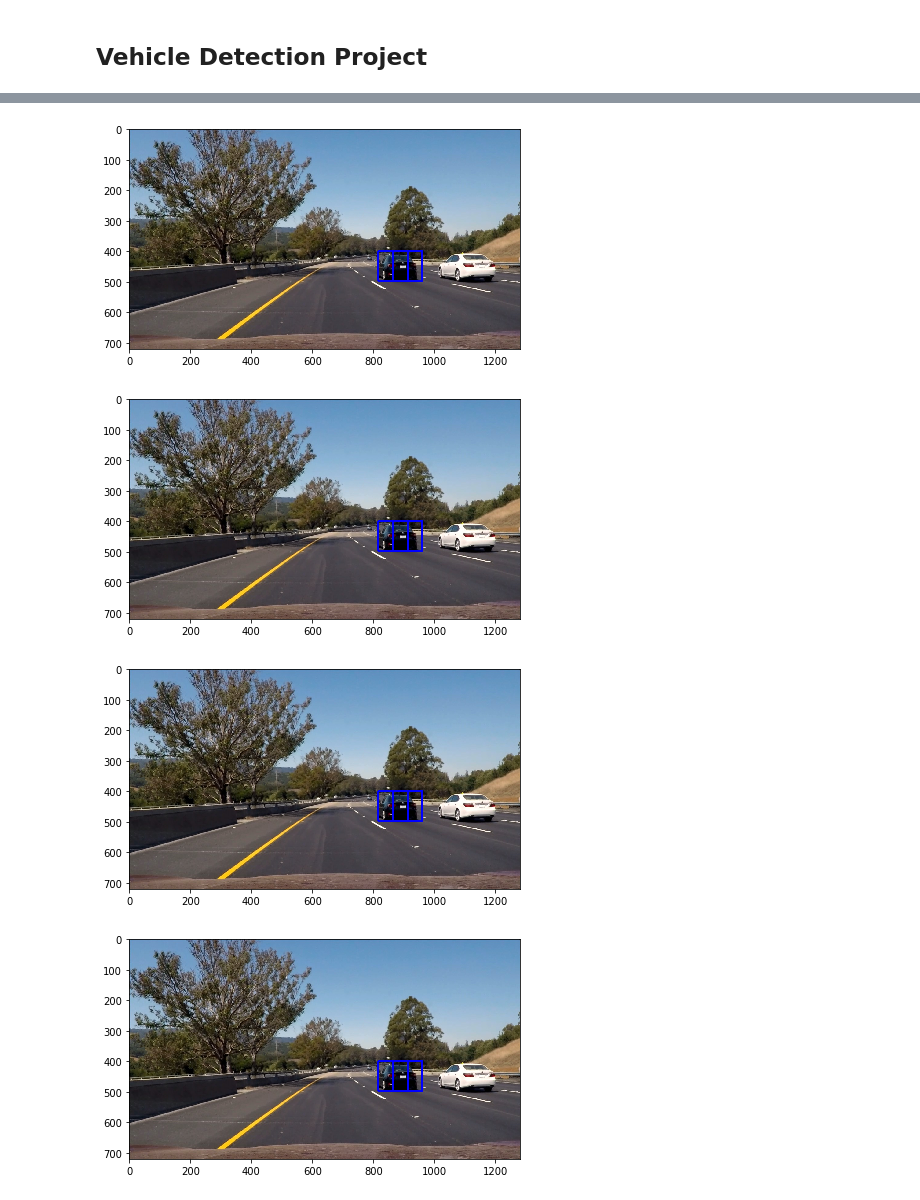
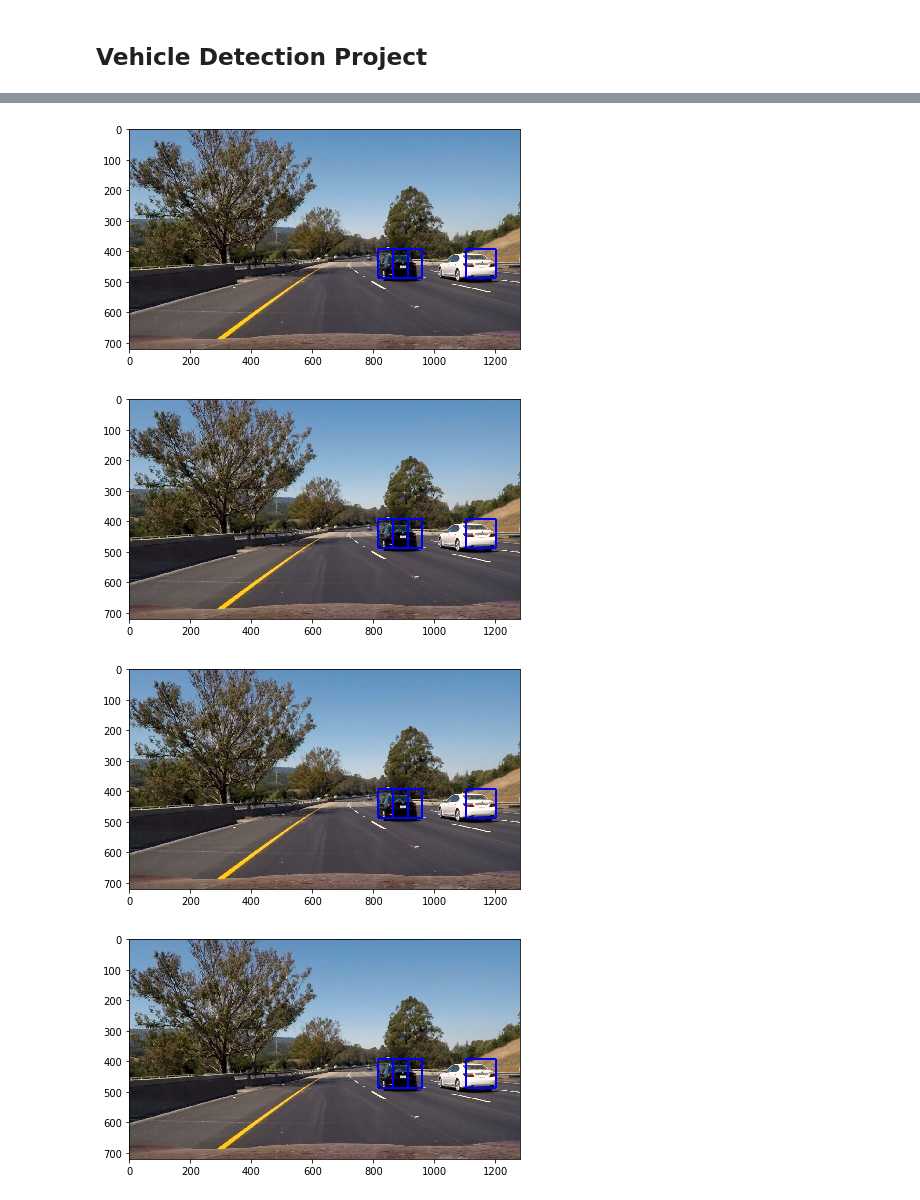
Before and after one commit to chmod600/carnd1-project5, a Jupyter notebook: pipepine1.ipynb, the cells around one changed output, grey strips where cells are left out. Cells and saved outputs as stored; diff of their text form; code cells hidden in the pictures.

Commit message:
y start stop defined. working

```diff
--- a/pipepine1.ipynb
+++ b/pipepine1.ipynb
@@ -375,37 +375,37 @@ def search_windows(img, windows, clf, scaler, color_space='RGB',
     return on_windows
 # %%
 # Min and max in y to search in slide_window()
-y_start_stop = [400, None]
+y_start_stop = [392, None]
 
 for image in test_images:
     image = mpimg.imread(test_images[5])
     draw_image = np.copy(image)
 
     windows = slide_window(image,
                            x_start_stop = [None, None],
                            y_start_stop = y_start_stop,
                            xy_window=(96, 96),
                            xy_overlap=(0.5, 0.5))
 
     hot_windows = search_windows(image,
                                  windows,
                                  svc,
                                  X_scaler,
                                  color_space = colorspace,
                                  spatial_size = (spatial, spatial),
                                  hist_bins = histbin,
                                  orient = orient,
                                  pix_per_cell = pix_per_cell,
                                  cell_per_block = cell_per_block,
                                  hog_channel = hog_channel,
                                  spatial_feat = True,
                                  hist_feat = True,
                                  hog_feat = True)
 
     window_img = draw_boxes(draw_image, hot_windows, color=(0, 0, 255), thick = 6)
     print_image(window_img)
 # %% [output]
-[figure, old version]
+[figure, new version]
-[figure, old version]
+[figure, new version]
-[figure, old version]
+[figure, new version]
-[figure, old version]
+[figure, new version]
```
Also changed, not shown: parts of 3 cells of this notebook.
